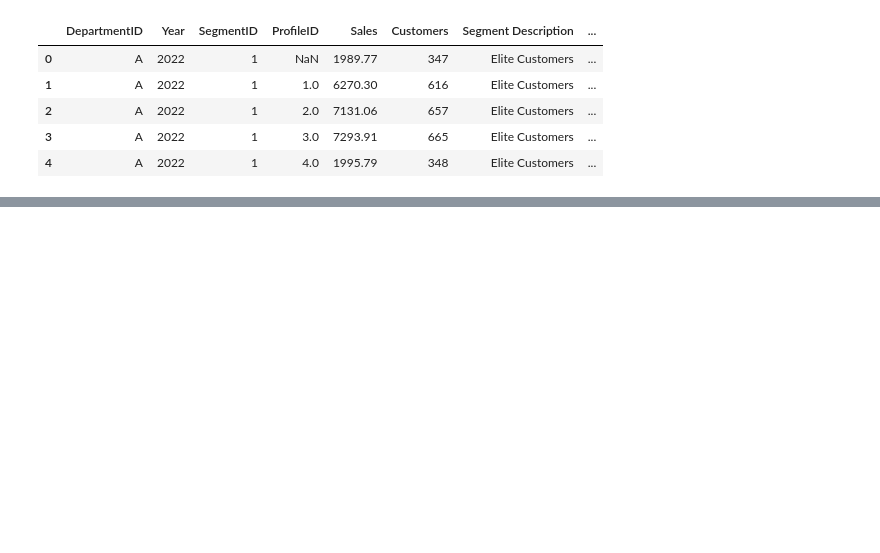
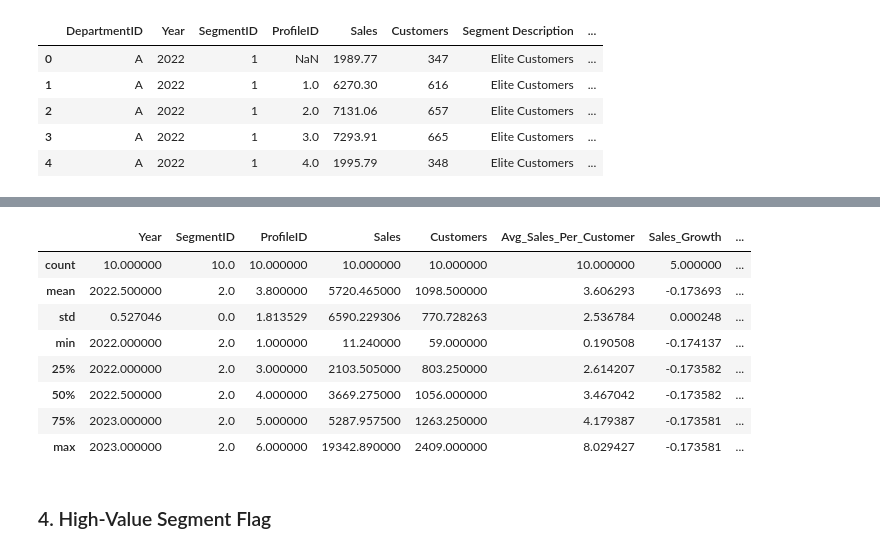
Before and after one commit to KoKoustav/acadia.io-internship-assessment, a Jupyter notebook: acadia_intern.ipynb, the cells around one changed output, grey strips where cells are left out. Saved outputs shown, nothing was run; the diff lists cells and outputs as text; code cells hidden in the pictures; blank space fills up the shorter version.

```diff
--- a/acadia_intern.ipynb
+++ b/acadia_intern.ipynb
@@ -114,0 +119,9 @@ df_final.head()
+# %%
+# Ensure 'Year' is sorted and numeric
+df_final = df_final.sort_values(['Department Description', 'Segment Description', 'Profile Description', 'Year'])
+
+# Calculate Sales Growth
+df_final['Sales_Growth'] = (
+    df_final.groupby(['Department Description', 'Segment Description', 'Profile Description'])['Sales']
+            .pct_change()
+)
@@ -114,0 +167,5 @@ df_final.head()
+# %%
+df_final['Customer_Growth'] = (
+    df_final.groupby(['Department Description', 'Segment Description', 'Profile Description'])['Customers']
+            .pct_change()
+)
@@ -114,0 +181,14 @@ df_final.head()
+# %%
+df_final.head(10).describe()
+# %% [output]
+|  | Year | SegmentID | ProfileID | Sales | Customers | Avg_Sales_Per_Customer | Sales_Growth | ... |
+| count | 10.000000 | 10.0 | 10.000000 | 10.000000 | 10.000000 | 10.000000 | 5.000000 | ... |
+| mean | 2022.500000 | 2.0 | 3.800000 | 5720.465000 | 1098.500000 | 3.606293 | -0.173693 | ... |
+| std | 0.527046 | 0.0 | 1.813529 | 6590.229306 | 770.728263 | 2.536784 | 0.000248 | ... |
+| min | 2022.000000 | 2.0 | 1.000000 | 11.240000 | 59.000000 | 0.190508 | -0.174137 | ... |
+| 25% | 2022.000000 | 2.0 | 3.000000 | 2103.505000 | 803.250000 | 2.614207 | -0.173582 | ... |
+| 50% | 2022.500000 | 2.0 | 4.000000 | 3669.275000 | 1056.000000 | 3.467042 | -0.173582 | ... |
+| 75% | 2023.000000 | 2.0 | 5.000000 | 5287.957500 | 1263.250000 | 4.179387 | -0.173581 | ... |
+| max | 2023.000000 | 2.0 | 6.000000 | 19342.890000 | 2409.000000 | 8.029427 | -0.173581 | ... |
+# %% [markdown]
+### 4. High-Value Segment Flag
```
Also changed, not shown: parts of 15 cells of this notebook, 1 other file.
